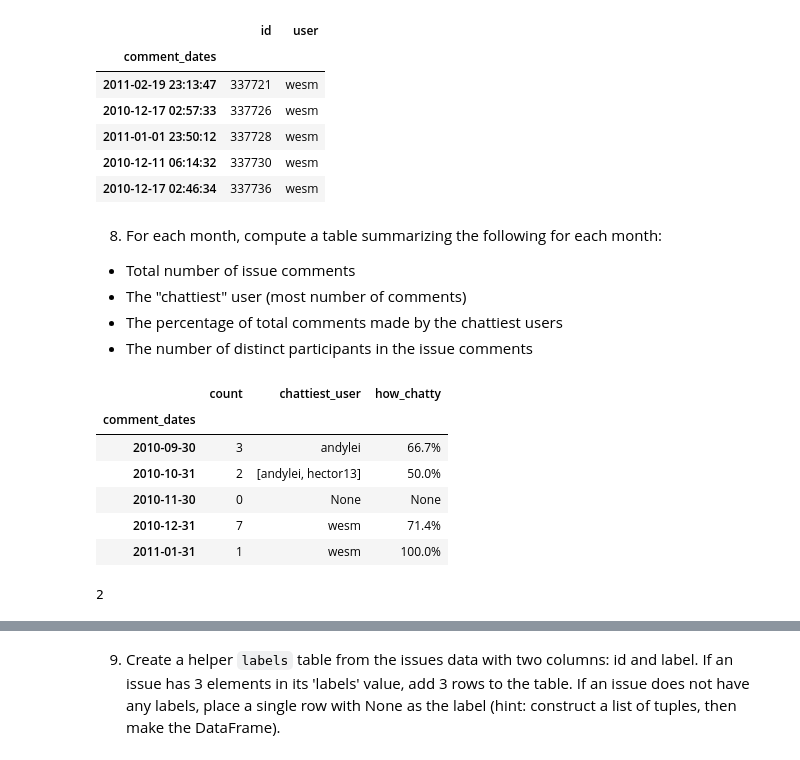
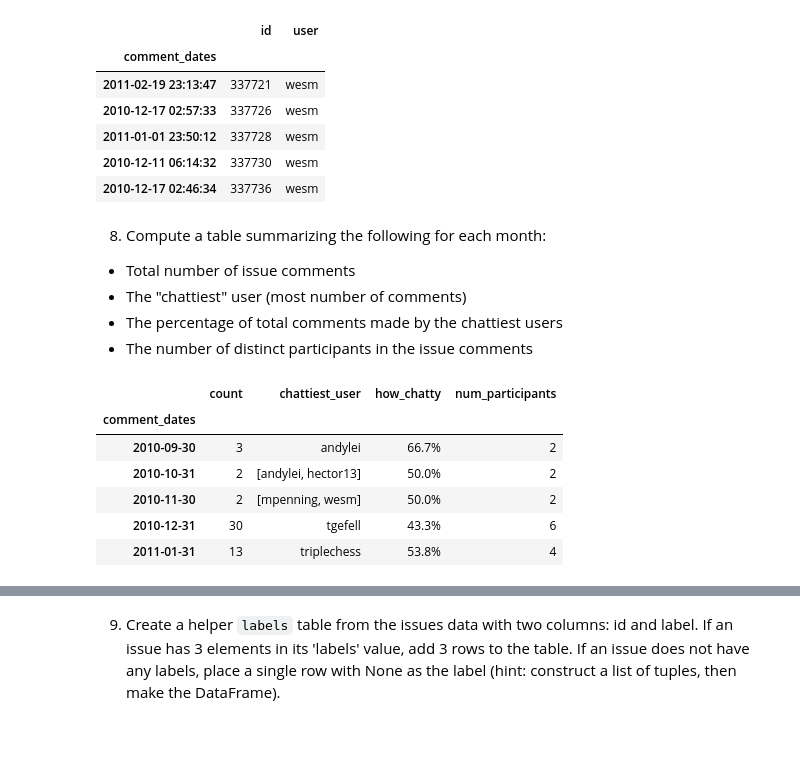
Before and after one commit to Phononic/Sean_Lubner_250HWs, a Jupyter notebook: hw7/hw7.ipynb, the cells around one changed output, grey strips where cells are left out. Saved outputs shown, nothing was run; the diff lists cells and outputs as text; code cells hidden in the pictures.

```diff
--- a/hw7/hw7.ipynb
+++ b/hw7/hw7.ipynb
@@ -15,8 +15,9 @@ import numpy as np
 import pandas as pd
 import matplotlib.pyplot as plt
 %matplotlib inline
+json_file_path = '/Users/sean/Desktop/closed.json'
 
-df_raw = pd.read_json('/Users/sean/Desktop/closed.json', convert_dates = ['created_at', 'closed_at'])
+df_raw = pd.read_json(json_file_path, convert_dates = ['created_at', 'closed_at'])
 df_raw.sort_index(by='created_at', inplace=True) # make sure it's sorted
 
 # Create a dataframe with the desired columns
@@ -97,7 +98,7 @@ Convert the ``created`` column to datetime format; note you will need to multipl
 the values (appropriately converted to integers) by 1000000 to get them in
 nanoseconds and pass to to_datetime.
 # %%
-df_raw2 = pd.read_json('/Users/sean/Desktop/closed.json', convert_dates = ['created_at', 'closed_at'])
+df_raw2 = pd.read_json(json_file_path, convert_dates = ['created_at', 'closed_at'])
 df_raw2.sort_index(by='created_at', inplace=True) # make sure it's sorted
 df_raw2 = df_raw2[ [x!=[] for x in df_raw2.comments] ] # remove empty comments entries
 df_raw2 = df_raw2[ [not x for x in df_raw2.id.duplicated()] ] # remove duplicates
@@ -111,13 +112,12 @@ for my_id in df_raw2.id:
         comment_creations.append(pd.to_datetime(int(comment['created'])*1000000)) # do the conversion here
         ids.append(my_id)
         users.append(df_raw2[df_raw2.id == my_id].user.values[0])
-#comment_creations2 = [pd.to_datetime(int(x[0]['created'])*1000000) for x in df_raw2.comments[:]]
 
 # Create the DataFrame directly with the already-converted comment creation dates
 comments = pd.DataFrame({'id': pd.Series(ids), 'comment_dates': pd.Series(comment_creations),
                          'user':pd.Series(users)})
 comments.user = comments.user.apply(lambda x: x['login'])
-#comments.sort_index(by='comment_dates', inplace=True) # make sure it's sorted
+#comments.sort_index(by='comment_dates', inplace=True)
 comments.set_index('comment_dates', inplace=True)
 comments.head()
 # %% [output]
@@ -129,7 +129,7 @@ comments.head()
 | 2010-12-11 06:14:32 | 337730 | wesm |
 | 2010-12-17 02:46:34 | 337736 | wesm |
 # %% [markdown]
-8) For each month, compute a table summarizing the following for each month:
+8) Compute a table summarizing the following for each month:
 
 - Total number of issue comments
 - The "chattiest" user (most number of comments)
@@ -140,45 +140,42 @@ def chattiest_user(x):
     """ Takes in a Series of users who made comments, and returns the name of the chattiest user.
         Returns a list of names of the chattiest users if there was a tie.  Returns None if noone commented. """
     users = [x.unique()][0]
     num_comments = [list(x.values).count(y) for y in users]
     paired = zip(users,num_comments)
     if len(users) > 0: # someone commented
         mymax = max(num_comments)
         chattiest = [x[0] for x in paired if x[1] == mymax]
         if len(chattiest)==1:
             chattiest = chattiest[0]
     else:
         chattiest = None
     return chattiest
 
 def how_chatty(x):
     """ Takes in a Series of users who made comments, and returns the percentage of total comments
         made by the chattiest user.  Returns None if noone commented. """
     users = [x.unique()][0]
     num_comments = [list(x.values).count(y) for y in users]
     if len(users) > 0: # someone commented
         total = sum(num_comments)
         mymax = max(num_comments)
         pcnt = str(round(100.0*mymax/total,1))+'%'
     else:
         pcnt = None
     return pcnt
 
-chatter = comments.user[:20.resample('M', how=['count', chattiest_user, how_chatty])
+def num_participants(x):
+    """ Takes in a Series of users, and returns the number of distinct participants """
+    return len([x.unique()][0])
+
+chatter = comments.user.resample('M', how=['count', chattiest_user, how_chatty, num_participants])
 
 chatter.head()
 # %% [output]
-|  | count | chattiest_user | how_chatty |
-| comment_dates |  |  |  |
-| 2010-09-30 | 3 | andylei | 66.7% |
-| 2010-10-31 | 2 | [andylei, hector13] | 50.0% |
-| 2010-11-30 | 0 | None | None |
-| 2010-12-31 | 7 | wesm | 71.4% |
-| 2011-01-31 | 1 | wesm | 100.0% |
+|  | count | chattiest_user | how_chatty | num_participants |
+| comment_dates |  |  |  |  |
+| 2010-09-30 | 3 | andylei | 66.7% | 2 |
+| 2010-10-31 | 2 | [andylei, hector13] | 50.0% | 2 |
+| 2010-11-30 | 2 | [mpenning, wesm] | 50.0% | 2 |
+| 2010-12-31 | 30 | tgefell | 43.3% | 6 |
+| 2011-01-31 | 13 | triplechess | 53.8% | 4 |
-# %%
-#toy = comments
-#toy.sort(columns='user', inplace=True)
-#toy.set_index('user', inplace=True)
-sum(comments.user.values == 'Aldanor')
-# %% [output]
-2
```
Also changed, not shown: parts of 5 cells of this notebook.
